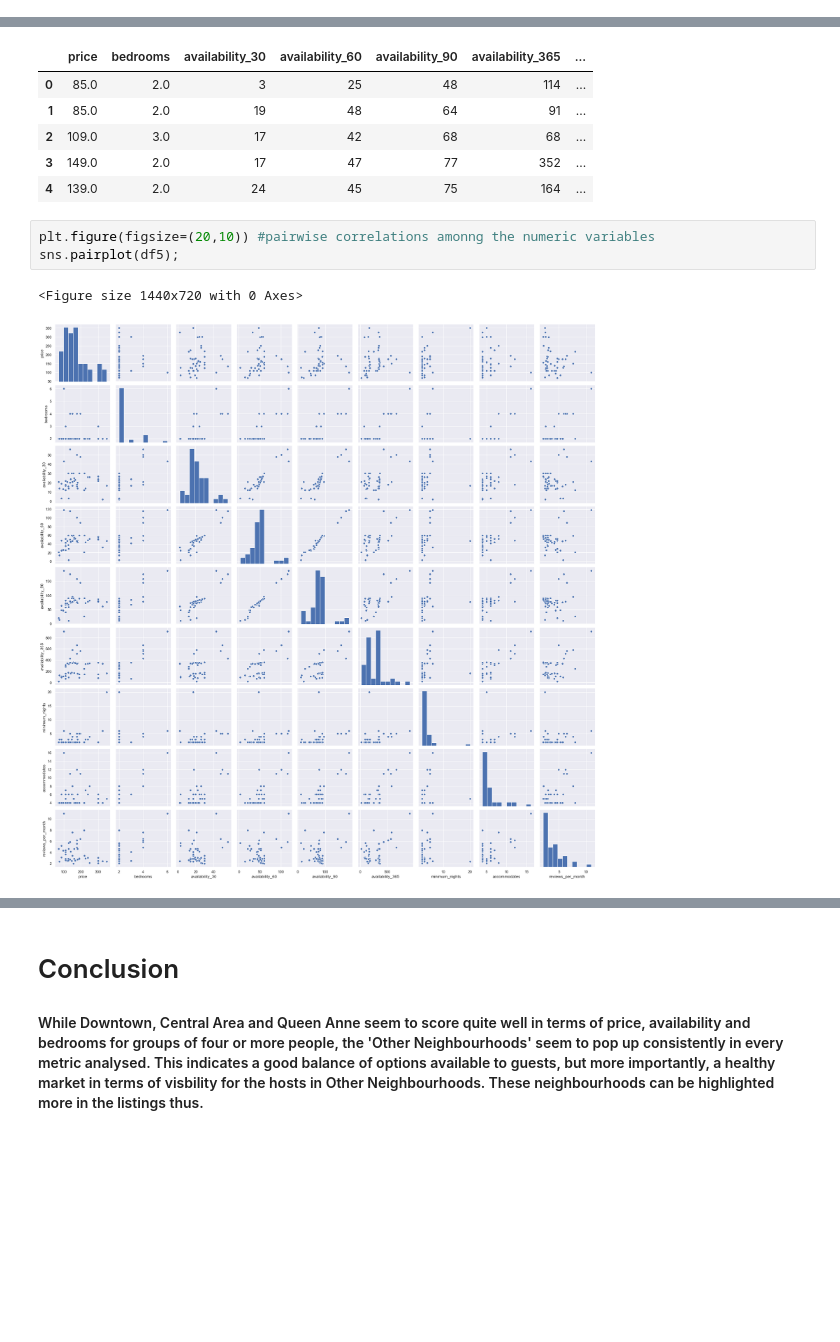
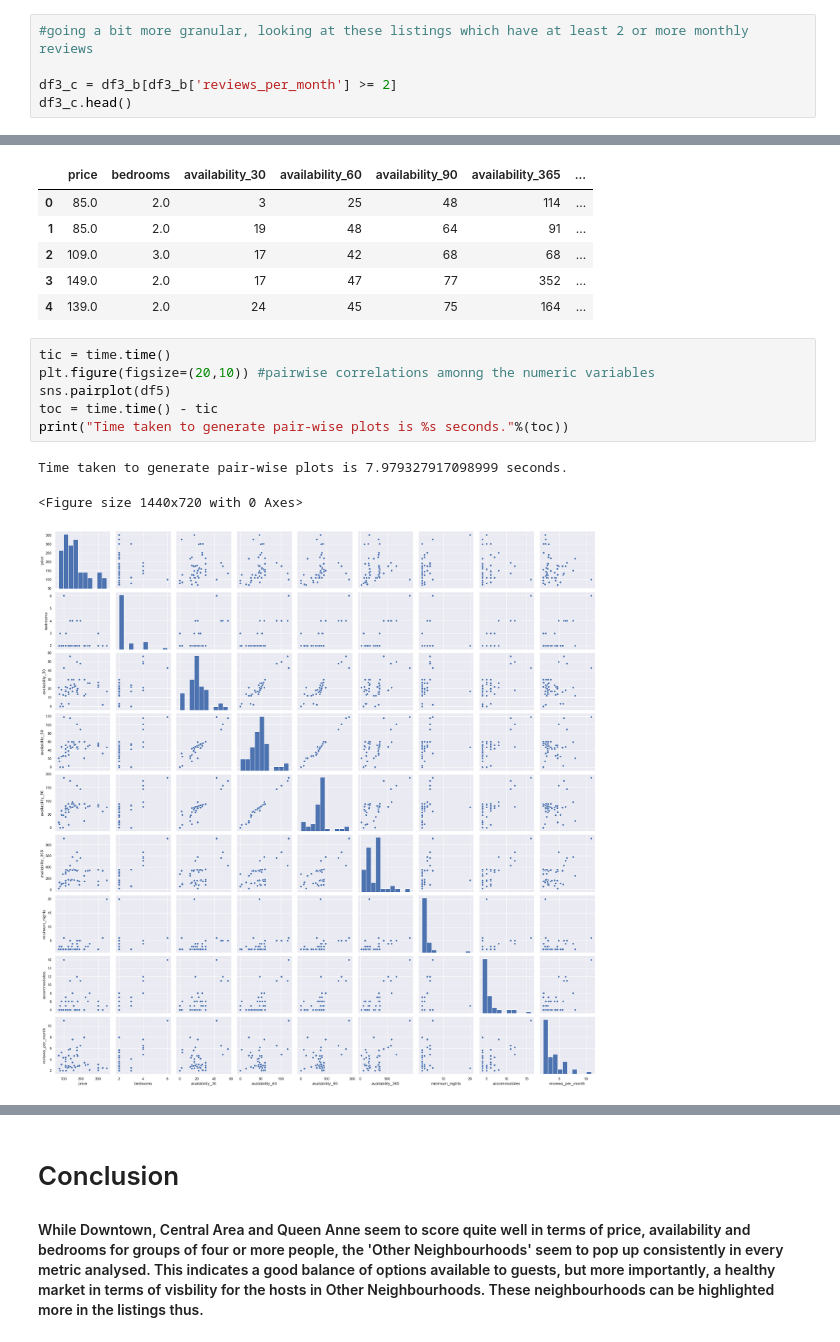
Before and after one commit to sukanto-m/Seattle-Airbnb, a Jupyter notebook: Seattle_Apartment_Listings.ipynb, the cells around one changed output, grey strips where cells are left out. Saved outputs shown, nothing was run; the diff lists cells and outputs as text; blank space fills up the shorter version.

```diff
--- a/Seattle_Apartment_Listings.ipynb
+++ b/Seattle_Apartment_Listings.ipynb
@@ -394,0 +459,5 @@ df3_c.head()
+# %%
+#going a bit more granular, looking at these listings which have at least 2 or more monthly reviews
+
+df3_c = df3_b[df3_b['reviews_per_month'] >= 2]
+df3_c.head()
@@ -587,11 +682,15 @@ df5.head()
 | 3 | 149.0 | 2.0 | 17 | 47 | 77 | 352 | ... |
 | 4 | 139.0 | 2.0 | 24 | 45 | 75 | 164 | ... |
 # %%
+tic = time.time()
 plt.figure(figsize=(20,10)) #pairwise correlations amonng the numeric variables
-sns.pairplot(df5);
+sns.pairplot(df5)
+toc = time.time() - tic
+print("Time taken to generate pair-wise plots is %s seconds."%(toc))
 # %% [output]
-<Figure size 1440x720 with 0 Axes>
+Time taken to generate pair-wise plots is 7.979327917098999 seconds.
+<Figure size 1440x720 with 0 Axes>
-[figure, old version]
+[figure, new version]
 # %%
 plt.figure(figsize=(10,10)) #bedrooms and period-wise availability seem to have a strong correlation
 sns.heatmap(df5);
```
Also changed, not shown: parts of 41 cells of this notebook, 1 other file.
